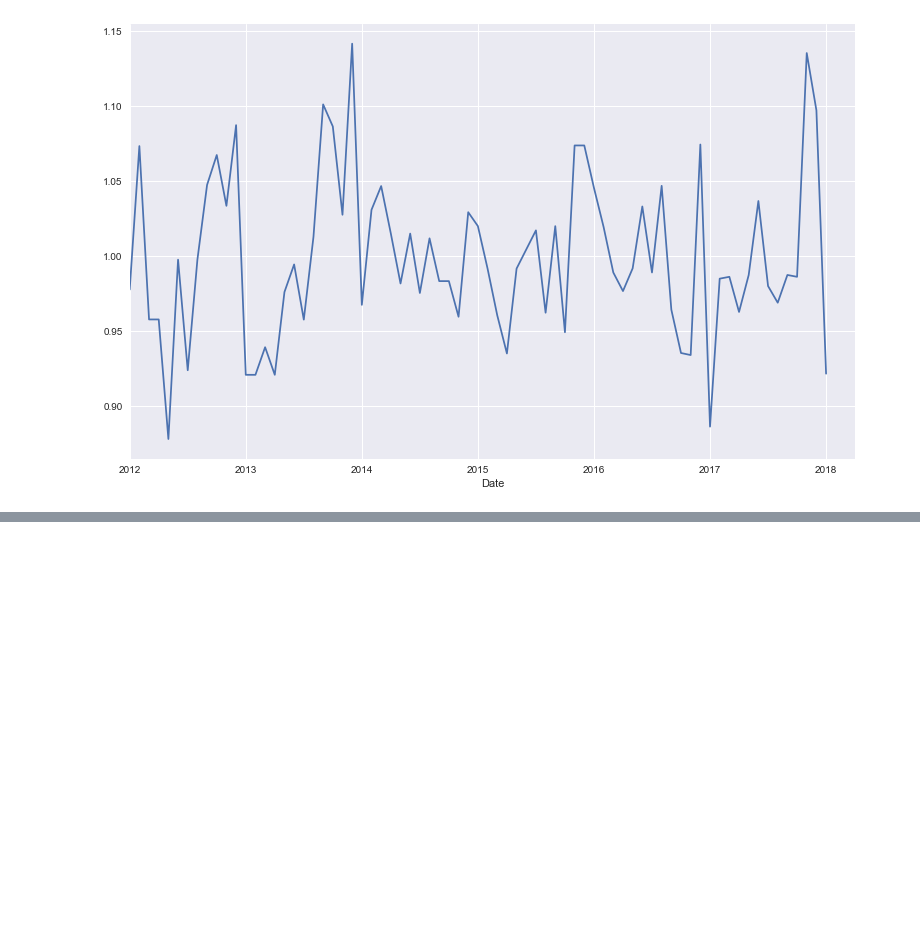
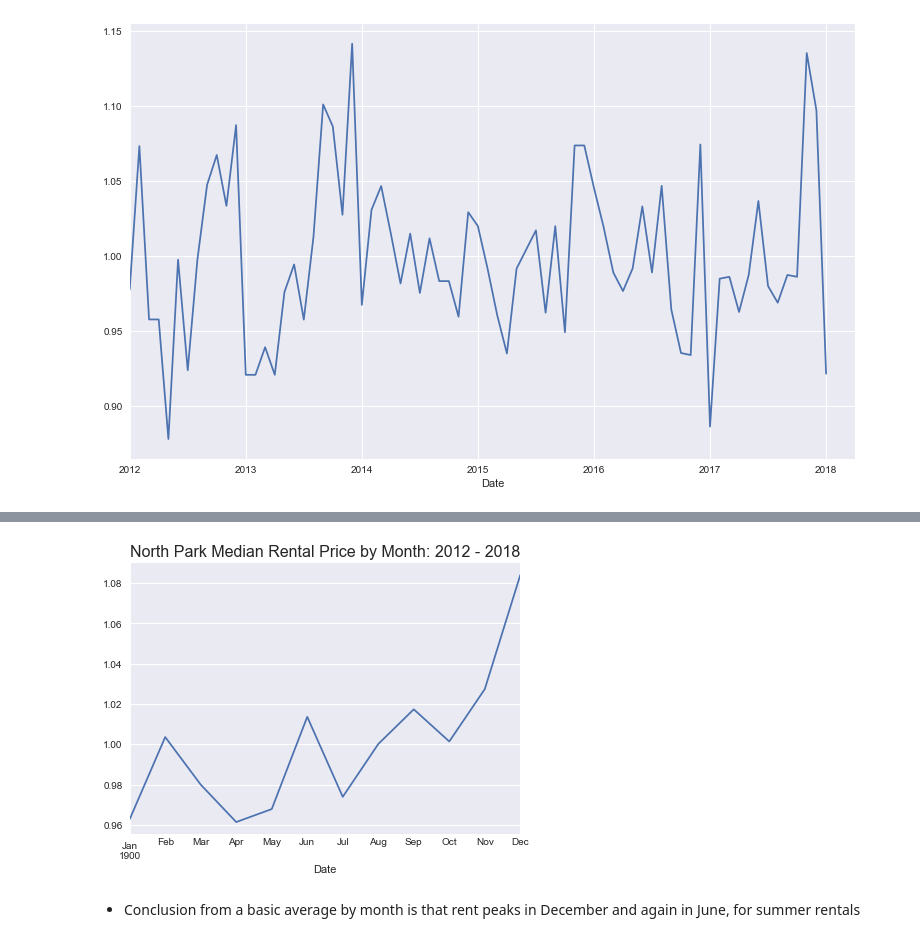
Before and after one commit to MichaelNormandyGavin/Zillow-Apartments, a Jupyter notebook: zillow_eda.ipynb, the cells around one changed output, grey strips where cells are left out. Drawn from its saved outputs; the diff is of its cells as text; code cells hidden in the pictures; blank space fills up the shorter version.

```diff
--- a/zillow_eda.ipynb
+++ b/zillow_eda.ipynb
@@ -186,11 +187,13 @@ def seasonality_monthly(df_input,sampling='M',window='quarterly'):
 
     quarterly_trends = []
 
-    for i in range(window_dict.get(window)):
+    w = window_dict.get(window)
+
+    for i in range(w):
 
         df = pd.DataFrame()
 
-        quarterly_trends.append(df.append(df_input.iloc[i::window_dict.get(window)]))
+        quarterly_trends.append(df.append(df_input.iloc[i::w]))
 
     return quarterly_trends
 # %%
@@ -264,3 +260,19 @@ seasonal_df.iloc[:,-3].plot(figsize=(13,8))
 plt.show()
 # %% [output]
 [figure]
+# %%
+quarter_list = []
+
+for index, row in seasonal_df.iterrows():
+
+    if index.month in [1,4,7,10]:
+        quarter_list.append(1)
+
+    elif index.month in [2,5,8,11]:
+        quarter_list.append(2)
+
+    else:
+        quarter_list.append(3)
+
+
+seasonal_df['QuarterlyGroup'] = quarter_list
@@ -266,0 +289,6 @@ plt.show()
+# %%
+seasonal_grouped = seasonal_df.groupby(seasonal_df.index.month).mean()
+# %%
+seasonal_grouped.index = pd.to_datetime(seasonal_grouped.index,format='%m').to_period()
+
+seasonal_grouped.head()
@@ -266,0 +303,8 @@ plt.show()
+# %%
+seasonal_grouped['RentalPrice_my'].plot(figsize=(7,5))
+plt.title('North Park Median Rental Price by Month: 2012 - 2018',fontsize=16)
+plt.show()
+# %% [output]
+[figure, added]
+# %% [markdown]
+- Conclusion from a basic average by month is that rent peaks in December and again in June, for summer rentals
```
Also changed, not shown: parts of 8 cells of this notebook.
